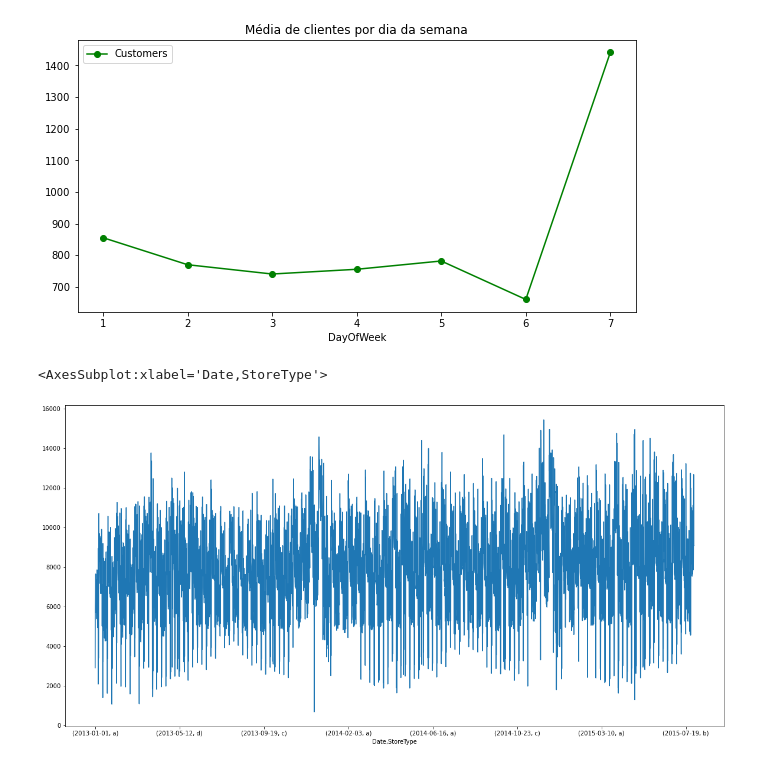
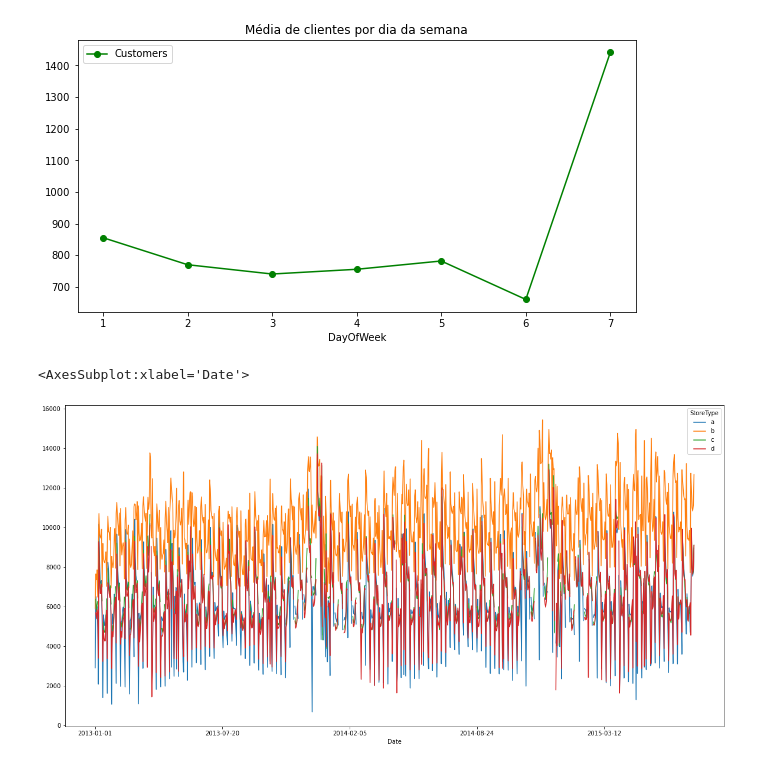
Before and after one commit to Brandao20vtr/projetos, a Jupyter notebook: Analise_Exploratoria_Vendas.ipynb, the cells around one changed output. Saved outputs shown, nothing was run; the diff lists cells and outputs as text; code cells hidden in the pictures.

```diff
--- a/Analise_Exploratoria_Vendas.ipynb
+++ b/Analise_Exploratoria_Vendas.ipynb
@@ -563,8 +563,10 @@ Text(0.5, 1.0, 'Média de clientes por dia da semana')
 # %%
 # Fazendo agrupamento por mais atributos
 # Verificar se existe algum padrão no tipo de loja
+
+# .unstack() --> Faz uma divisão nos dados (separar os dados no tipo da loja)
 fig, ax = plt.subplots(figsize=(20, 10))
-sales_train_all_df.groupby(['Date', 'StoreType']).mean()['Sales'].plot(ax = ax)
+sales_train_all_df.groupby(['Date', 'StoreType']).mean()['Sales'].unstack().plot(ax = ax)
 # %% [output]
-<AxesSubplot:xlabel='Date,StoreType'>
+<AxesSubplot:xlabel='Date'>
-[figure, old version]
+[figure, new version]
```
